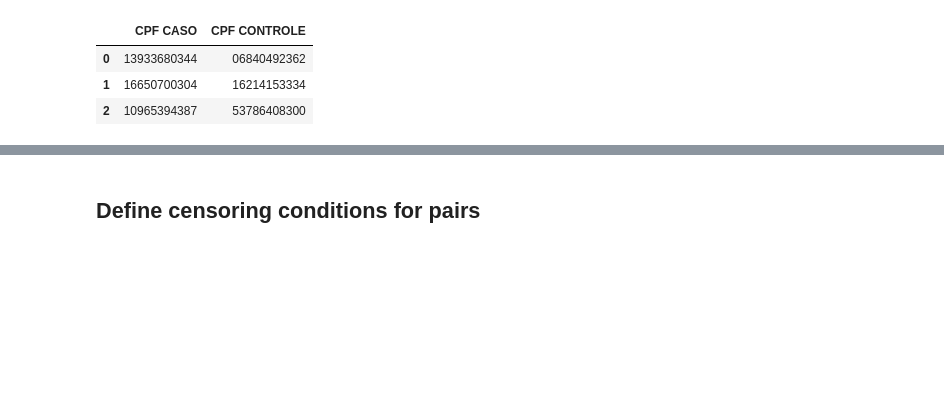
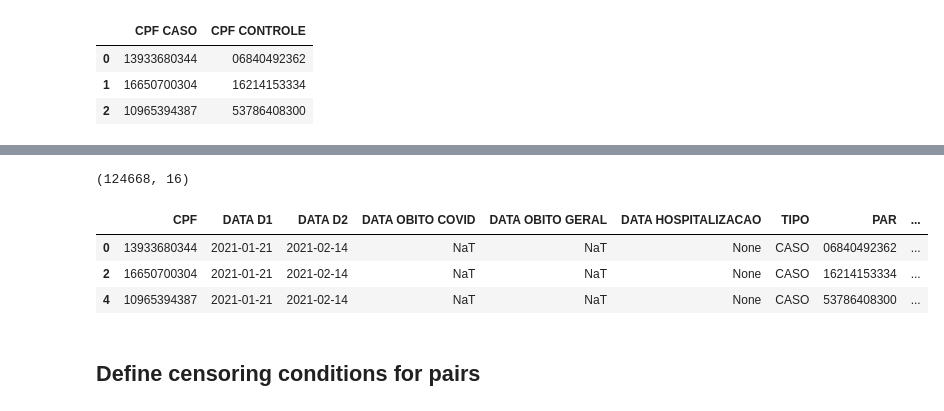
Before and after one commit to higorsmonteiro/vaccine-eff-fortaleza, a Jupyter notebook: notebooks/explore_matching.ipynb, the cells around one changed output, grey strips where cells are left out. Drawn from its saved outputs; the diff is of its cells as text; code cells hidden in the pictures; blank space fills up the shorter version.

```diff
--- a/notebooks/explore_matching.ipynb
+++ b/notebooks/explore_matching.ipynb
@@ -68,6 +70,15 @@ eventos_df[:3]
 | 13933680344 | 2021-01-21 | 2021-02-14 | NaT | NaT | None | CASO | 06840492362 | True |
 | 06840492362 | 2021-04-02 | 2021-05-16 | NaT | NaT | None | CONTROLE | 13933680344 | True |
 | 16650700304 | 2021-01-21 | 2021-02-14 | NaT | NaT | None | CASO | 16214153334 | True |
+# %%
+print(intervalo_df.shape)
+intervalo_df[:3]
+# %% [output]
+(124668, 16)
+|  | CPF | DATA D1 | DATA D2 | DATA OBITO COVID | DATA OBITO GERAL | DATA HOSPITALIZACAO | TIPO | PAR | ... |
+| 0 | 13933680344 | 2021-01-21 | 2021-02-14 | NaT | NaT | None | CASO | 06840492362 | ... |
+| 2 | 16650700304 | 2021-01-21 | 2021-02-14 | NaT | NaT | None | CASO | 16214153334 | ... |
+| 4 | 10965394387 | 2021-01-21 | 2021-02-14 | NaT | NaT | None | CASO | 53786408300 | ... |
 # %% [markdown]
 ## Define censoring conditions for pairs
 # %%
```
Also changed, not shown: parts of 10 cells of this notebook, 7 other files.
